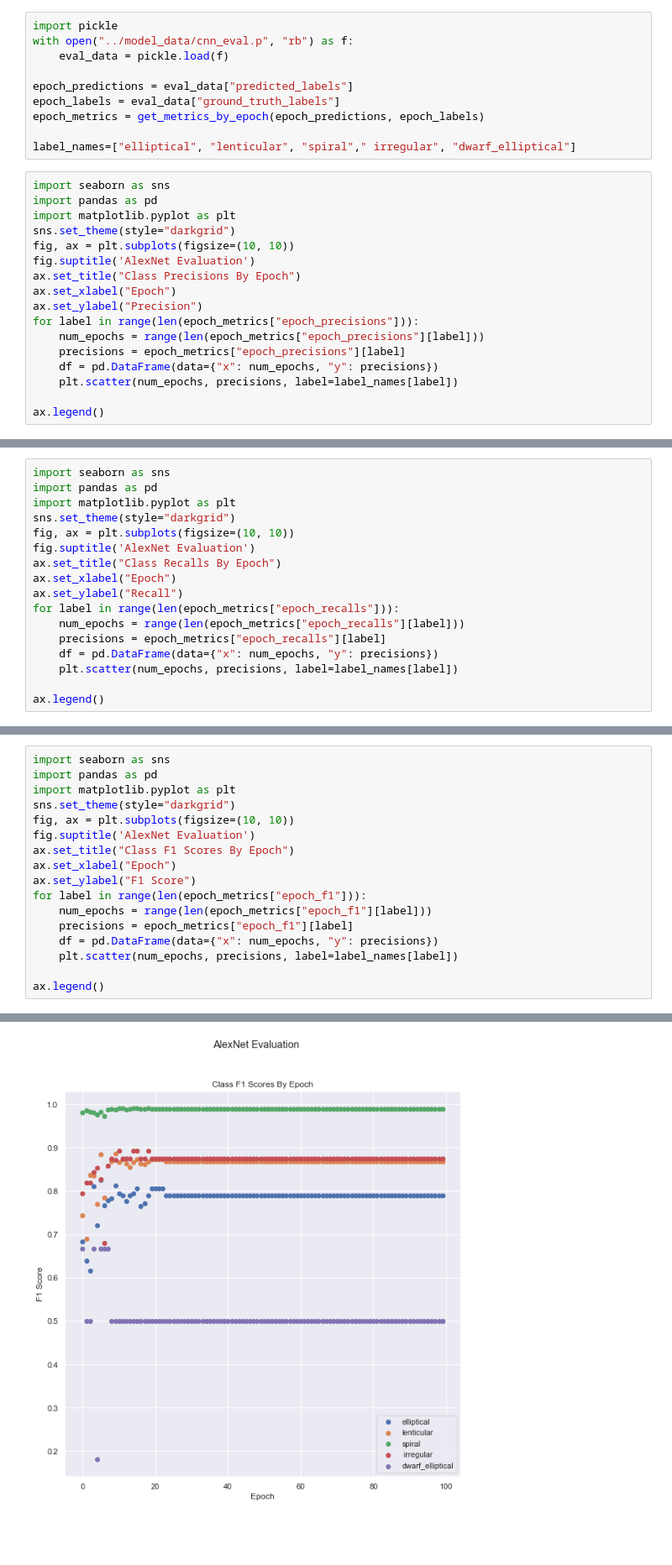
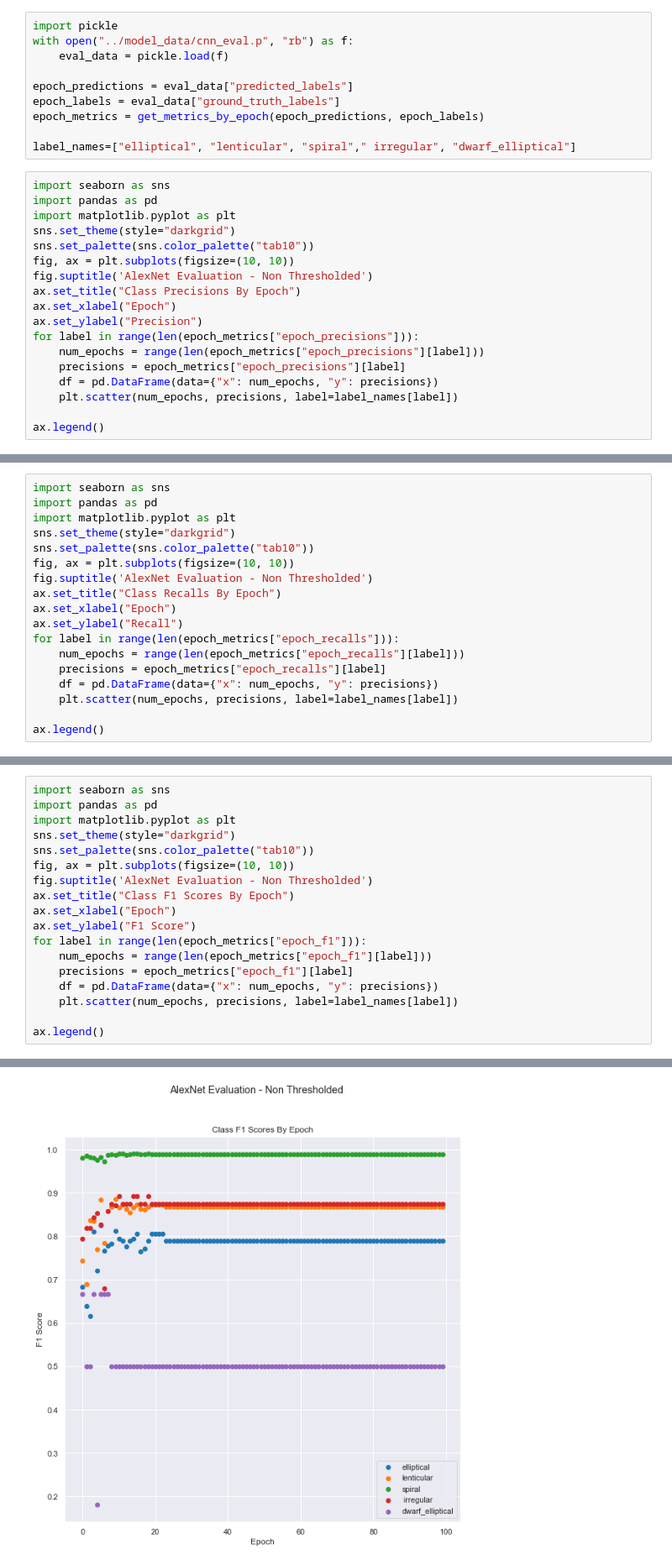
Before and after one commit to frankmaayn/galaxy_computer_vision_with_EFIGI_data, a Jupyter notebook: Notebooks/AlexNet_Eval.ipynb, the cells around one changed output, grey strips where cells are left out. Shown: that part at 84% size. Cells and saved outputs as stored; diff of their text form; blank space fills up the shorter version.

```diff
--- a/Notebooks/AlexNet_Eval.ipynb
+++ b/Notebooks/AlexNet_Eval.ipynb
@@ -29,8 +29,9 @@ import seaborn as sns
 import pandas as pd
 import matplotlib.pyplot as plt
 sns.set_theme(style="darkgrid")
+sns.set_palette(sns.color_palette("tab10"))
 fig, ax = plt.subplots(figsize=(10, 10))
-fig.suptitle('AlexNet Evaluation')
+fig.suptitle('AlexNet Evaluation - Non Thresholded')
 ax.set_title("Class Precisions By Epoch")
 ax.set_xlabel("Epoch")
 ax.set_ylabel("Precision")
@@ -49,8 +50,9 @@ import seaborn as sns
 import pandas as pd
 import matplotlib.pyplot as plt
 sns.set_theme(style="darkgrid")
+sns.set_palette(sns.color_palette("tab10"))
 fig, ax = plt.subplots(figsize=(10, 10))
-fig.suptitle('AlexNet Evaluation')
+fig.suptitle('AlexNet Evaluation - Non Thresholded')
 ax.set_title("Class Recalls By Epoch")
 ax.set_xlabel("Epoch")
 ax.set_ylabel("Recall")
@@ -67,21 +69,22 @@ ax.legend()
 # %%
 import seaborn as sns
 import pandas as pd
 import matplotlib.pyplot as plt
 sns.set_theme(style="darkgrid")
+sns.set_palette(sns.color_palette("tab10"))
 fig, ax = plt.subplots(figsize=(10, 10))
-fig.suptitle('AlexNet Evaluation')
+fig.suptitle('AlexNet Evaluation - Non Thresholded')
 ax.set_title("Class F1 Scores By Epoch")
 ax.set_xlabel("Epoch")
 ax.set_ylabel("F1 Score")
 for label in range(len(epoch_metrics["epoch_f1"])):
     num_epochs = range(len(epoch_metrics["epoch_f1"][label]))
     precisions = epoch_metrics["epoch_f1"][label]
     df = pd.DataFrame(data={"x": num_epochs, "y": precisions})
     plt.scatter(num_epochs, precisions, label=label_names[label])
 
 ax.legend()
 # %% [output]
 <matplotlib.legend.Legend at 0x...>
-[figure, old version]
+[figure, new version]
 # %%
```
Also changed, not shown: parts of 9 cells of this notebook, 1 other file.
